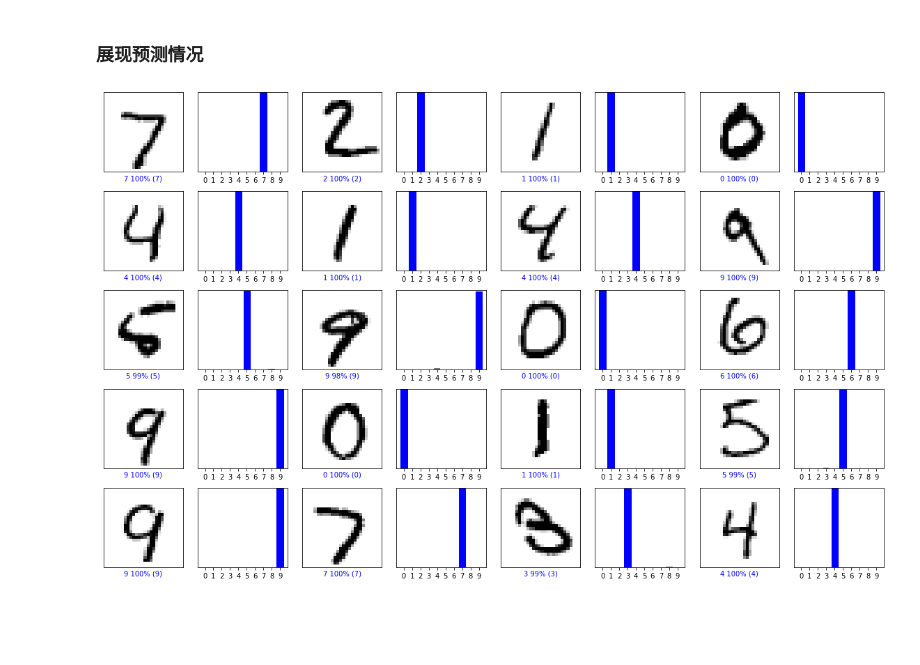
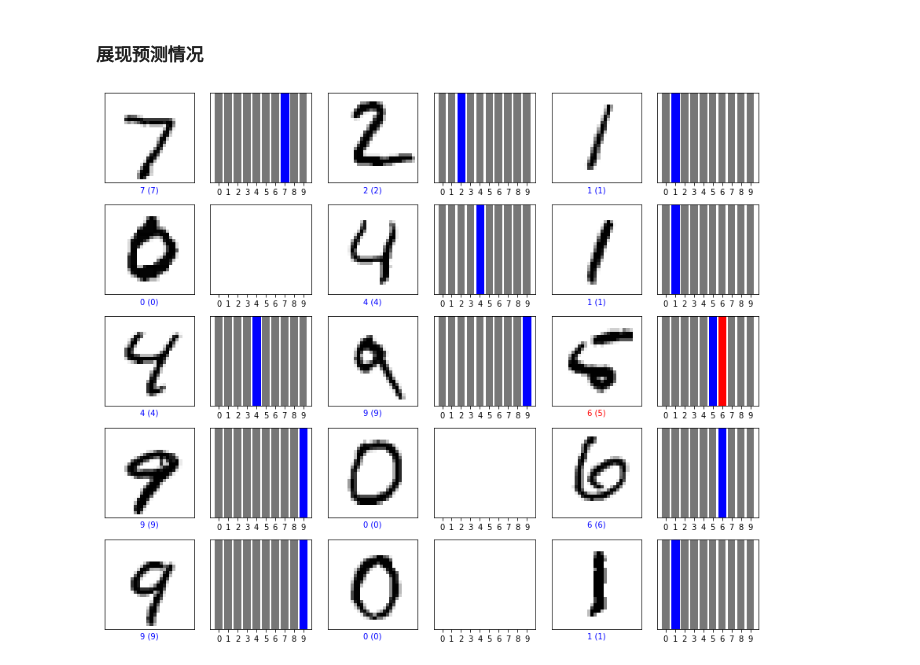
Before and after one commit to Phantom-Ren/PR_TH, a Jupyter notebook: SVM.ipynb, the cells around one changed output. Drawn from its saved outputs; the diff is of its cells as text; code cells hidden in the pictures; blank space fills up the shorter version.

```diff
--- a/SVM.ipynb
+++ b/SVM.ipynb
@@ -138,4 +127,2 @@ model.compile(optimizer='adam',
 # %% [markdown]
 ### 模型训练
-# %%
-model.fit(train_dataset_np, train_labels_np, epochs=10)
@@ -170,0 +129,10 @@ Test accuracy: 0.9797
+# %%
+from time import *
+begin_time=time()
+cv_performance = sklearn.model_selection.cross_val_score(clf, train_dataset_svm,train_labels_np, cv=5)
+test_performance = clf.fit(train_dataset_svm,train_labels_np).score(test_dataset_svm,test_labels_np)
+print ('Cross-validation accuracy score: %0.3f, test accuracy score: %0.3f' % (np.mean(cv_performance),test_performance))
+
+end_time=time()
+final=end_time-begin_time
+print('Time Usage:',final)
@@ -176,3 +151,5 @@ predictions = probability_model.predict(test_dataset_np)
+# %%
+y_pred = clf.predict(test_dataset_svm)
 # %% [markdown]
 ### 显示对第一个样本的预测
 # %%
@@ -191,14 +167,13 @@ def plot_image(i, predictions_array, true_label, img):
 
   plt.imshow(img, cmap=plt.cm.binary)
 
-  predicted_label = np.argmax(predictions_array)
+  predicted_label = predictions_array
   if predicted_label == true_label:
     color = 'blue'
   else:
     color = 'red'
 
-  plt.xlabel("{} {:2.0f}% ({})".format( predicted_label,
-                      100*np.max(predictions_array),
+  plt.xlabel("{} ({})".format( predicted_label,
                       true_label),
                       color=color)
 
@@ -209,7 +184,7 @@ def plot_value_array(i, predictions_array, true_label):
   plt.yticks([])
   thisplot = plt.bar(range(10), predictions_array, color="#777777")
   plt.ylim([0, 1])
-  predicted_label = np.argmax(predictions_array)
+  predicted_label = predictions_array
 
   thisplot[predicted_label].set_color('red')
   thisplot[true_label].set_color('blue')
@@ -218,16 +193,16 @@ def plot_value_array(i, predictions_array, true_label):
 # %%
 # Plot the first X test images, their predicted labels, and the true labels.
 # Color correct predictions in blue and incorrect predictions in red.
 num_rows = 5
-num_cols = 4
+num_cols = 3
 num_images = num_rows*num_cols
 plt.figure(figsize=(2*2*num_cols, 2*num_rows))
 for i in range(num_images):
   plt.subplot(num_rows, 2*num_cols, 2*i+1)
-  plot_image(i, predictions[i], test_labels_np, test_dataset_np)
+  plot_image(i, y_pred[i], test_labels_np, test_dataset_np)
   plt.subplot(num_rows, 2*num_cols, 2*i+2)
-  plot_value_array(i, predictions[i], test_labels_np)
+  plot_value_array(i, y_pred[i], test_labels_np)
 plt.tight_layout()
 plt.show()
 # %% [output]
-[figure, old version]
+[figure, new version]
```
Also changed, not shown: parts of 21 cells of this notebook.
